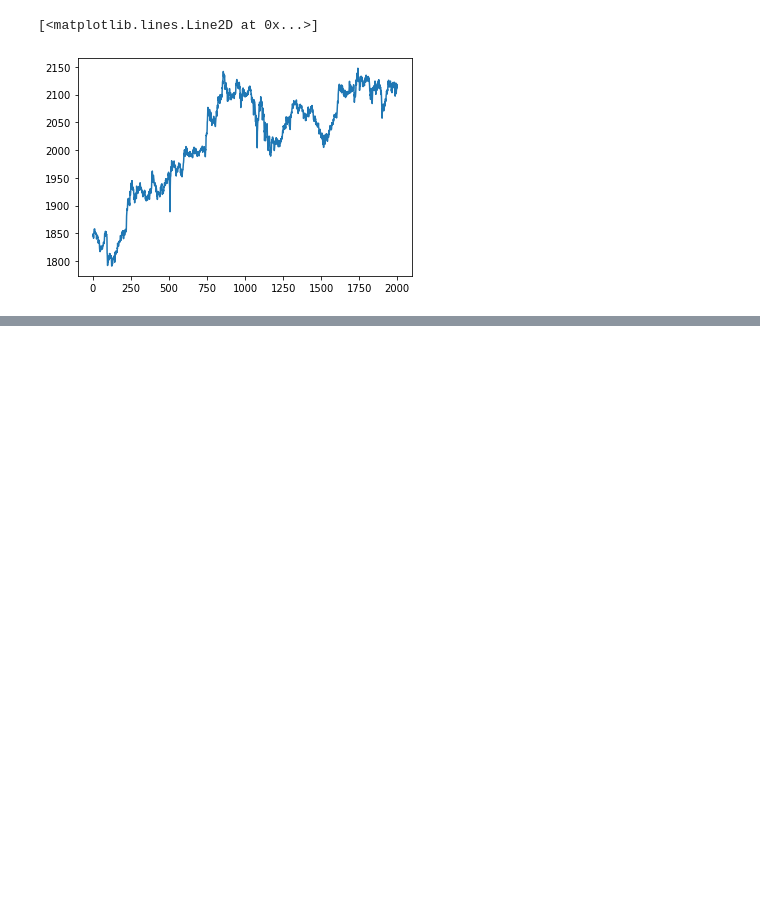
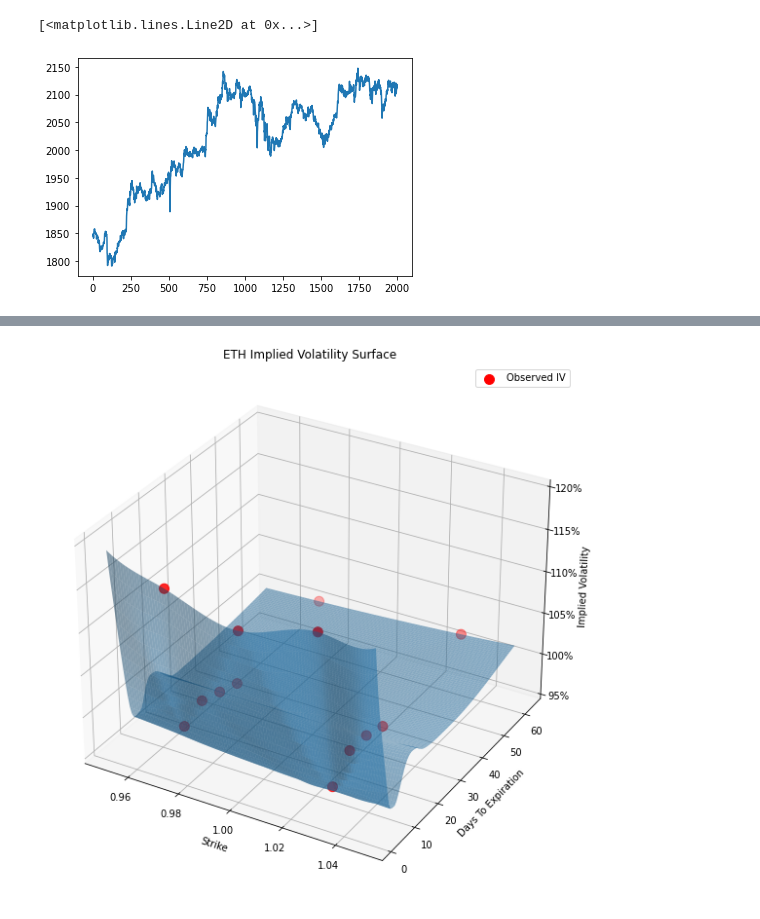
Before and after one commit to aguumg/Impermanent-Loss-Hedger, a Jupyter notebook: colabs/strategy _with _options.ipynb, the cells around one changed output, grey strips where cells are left out. Saved outputs shown, nothing was run; the diff lists cells and outputs as text; code cells hidden in the pictures; blank space fills up the shorter version.

Commit message:
Agregué en strategy_with_option hedging usando datos de deribit
Agregué los datos de deribit, valuacion de opciones  con quantlib y hedge con datos de deribit. Esta desprolijo pero por ahi sirve.

```diff
--- a/colabs/strategy _with _options.ipynb
+++ b/colabs/strategy _with _options.ipynb
@@ -626,0 +713,5 @@ plt.plot(list(P_ETH))
+# %%
+instrument_name = "ETH" # BTC, ETH or SOL
+# %%
+option_data = get_all_option_data(instrument_name)
+print(option_data)
@@ -626,0 +738,11 @@ plt.plot(list(P_ETH))
+# %%
+### Add additional metrics to data
+option_data['t'] = np.nan; option_data['strike'] = np.nan; option_data['callput'] = np.nan
+# Calculated days until expiration
+option_data.loc[1:,'t'] = (pd.to_datetime(option_data[1:].index.map(lambda x: x.split('-')[1]))-pd.Timestamp.today()).days
+# Pull strike from instrument name
+option_data.loc[1:,'strike'] = option_data[1:].index.map(lambda x: x.split('-')[2]).astype(int)
+# pull callput
+option_data.loc[1:, 'callput'] = option_data[1:].index.map(lambda x: x.split('-')[3]).astype(str)
+# Calculate "moneyness"
+option_data['m'] = np.log(option_data['last_price'][0]/option_data['strike'])
@@ -626,0 +763,19 @@ plt.plot(list(P_ETH))
+# %%
+
+# Plot the implied volatility surface
+
+option_data_ = option_data.iloc[1:].sort_values(['t','strike']).query('t>0')
+x = (option_data['last_price'][0]/option_data_['strike'])
+y = option_data_['t']
+z = option_data_['mark_iv']/100
+
+X,Y = np.meshgrid(np.linspace(.95,1.05,99),np.linspace(1,np.max(y),100))
+Z = interpolate.griddata(np.array([x,y]).T,np.array(z),(X,Y), method='cubic')
+
+xyz = pd.DataFrame({'x':x,'y':y,'z':z})
+xyz = xyz.query('x>0.95 & x<1.05')
+plot_iv_surf(X,Y,Z,xyz['x'],xyz['y'],xyz['z'],'Observed IV',instrument_name)
+
+iv_df = pd.DataFrame(Z, index=np.linspace(10,np.max(y),100), columns=np.linspace(.95,1.05,99))
+# %% [output]
+[figure, added]
```
Also changed, not shown: parts of 26 cells of this notebook, 2 other files.
